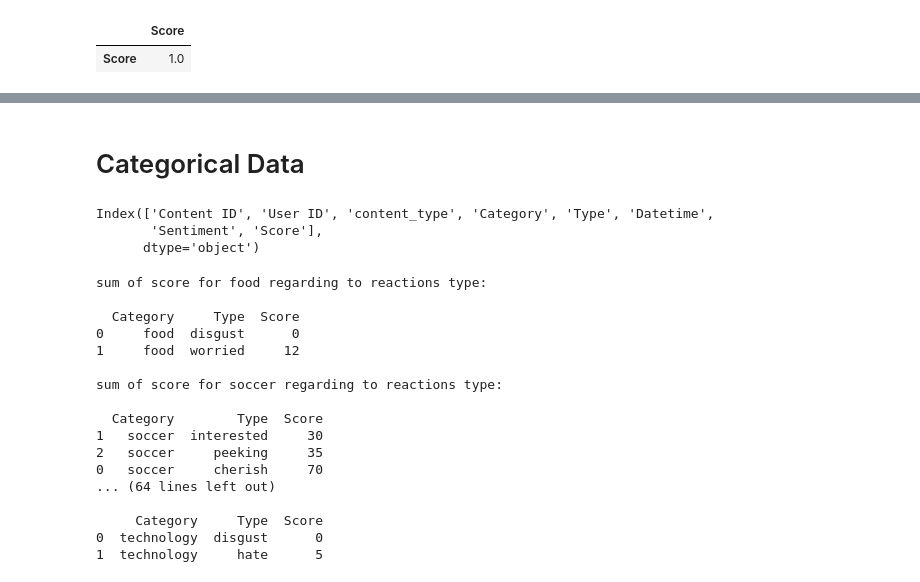
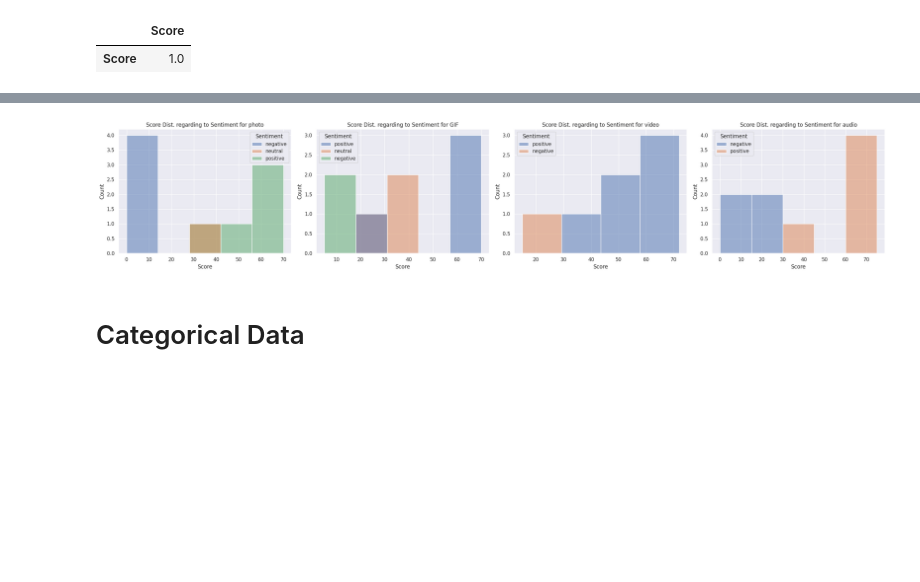
Before and after one commit to AhmAnwar/accenture_virtual_experience_VE_by_Forage, a Jupyter notebook: accenture-virtual-experience-ve-by-forage.ipynb, the cells around one changed output, grey strips where cells are left out. Saved outputs shown, nothing was run; the diff lists cells and outputs as text; code cells hidden in the pictures; blank space fills up the shorter version.

```diff
--- a/accenture-virtual-experience-ve-by-forage.ipynb
+++ b/accenture-virtual-experience-ve-by-forage.ipynb
@@ -277,32 +295,18 @@ plt.show()
+# %%
+# Analyse Score with Sentiment & content_type
+
+plt.figure(figsize= (25, 5))
+i= 1
+
+for con in df['content_type'].unique():
+    plt.subplot(1, len(df['content_type'].unique()), i)
+    sns.histplot(data= df[df['content_type'] == con], x= 'Score', hue= 'Sentiment', bins= 'auto', legend= 'best')
+    plt.title(f'Score Dist. regarding to Sentiment for {con}')
+    i+= 1
+
+plt.tight_layout()
+plt.show()
+# %% [output]
+[figure, added]
 # %% [markdown]
 # Categorical Data
-# %%
-df.columns
-# %% [output]
-Index(['Content ID', 'User ID', 'content_type', 'Category', 'Type', 'Datetime',
-       'Sentiment', 'Score'],
-      dtype='object')
-# %%
-# Analyse Score with Category column
-
-for cat in df['Category'].unique():
-    print(f"sum of score for {cat} regarding to reactions type:\n\n"\
-      f"{df[df['Category'] == cat].groupby(['Category', 'Type'], as_index= False).agg({'Score': 'sum'}).sort_values(by= ['Category', 'Score'])}\n")
-# %% [output]
-sum of score for food regarding to reactions type:
-
-  Category     Type  Score
-0     food  disgust      0
-1     food  worried     12
-
-sum of score for soccer regarding to reactions type:
-
-  Category        Type  Score
-1   soccer  interested     30
-2   soccer     peeking     35
-0   soccer     cherish     70
-... (64 lines left out)
-
-     Category     Type  Score
-0  technology  disgust      0
-1  technology     hate      5
```
Also changed, not shown: parts of 8 cells of this notebook.
